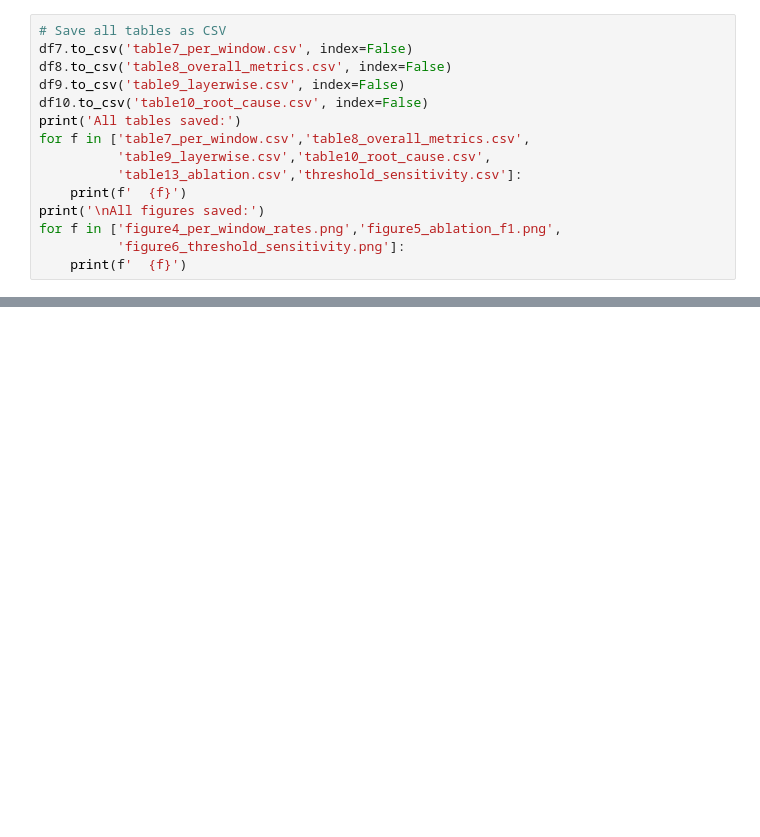
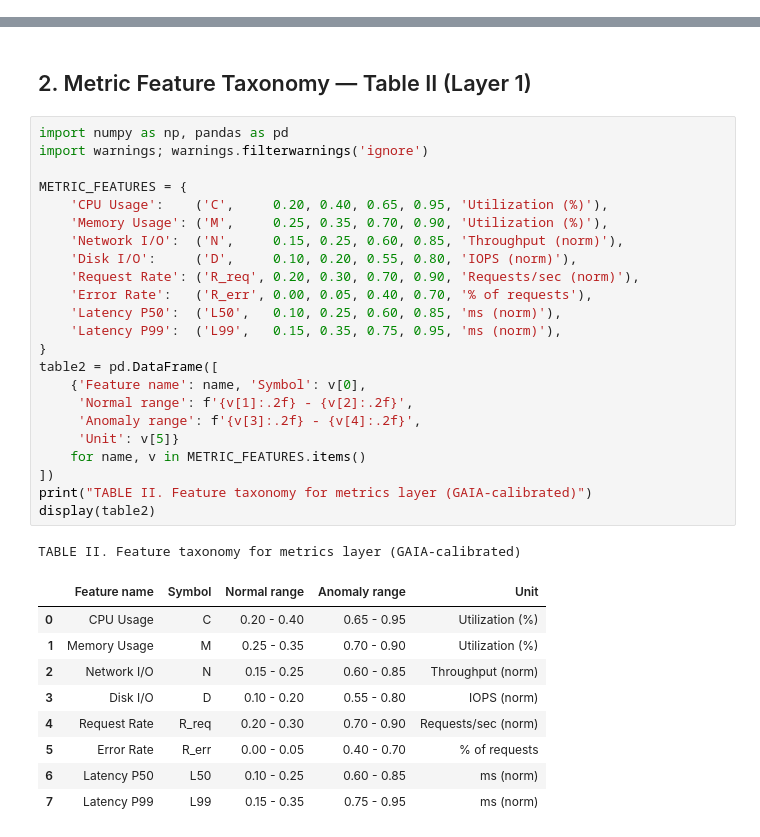
Before and after one commit to kirahmani/multilayer-anomaly-detection, a Jupyter notebook: multilayer_anomaly_detection.ipynb, the cells around one changed output, grey strips where cells are left out. Saved outputs shown, nothing was run; the diff lists cells and outputs as text; blank space fills up the shorter version.

```diff
--- a/multilayer_anomaly_detection.ipynb
+++ b/multilayer_anomaly_detection.ipynb
@@ -785,15 +0,0 @@ Figure 6 and CSV saved.
-# %%
-# Save all tables as CSV
-df7.to_csv('table7_per_window.csv', index=False)
-df8.to_csv('table8_overall_metrics.csv', index=False)
-df9.to_csv('table9_layerwise.csv', index=False)
-df10.to_csv('table10_root_cause.csv', index=False)
-print('All tables saved:')
-for f in ['table7_per_window.csv','table8_overall_metrics.csv',
-          'table9_layerwise.csv','table10_root_cause.csv',
-          'table13_ablation.csv','threshold_sensitivity.csv']:
-    print(f'  {f}')
-print('\nAll figures saved:')
-for f in ['figure4_per_window_rates.png','figure5_ablation_f1.png',
-          'figure6_threshold_sensitivity.png']:
-    print(f'  {f}')
@@ -812,0 +476,36 @@ All figures saved:
+# %% [markdown]
+## 2. Metric Feature Taxonomy — Table II (Layer 1)
+# %%
+import numpy as np, pandas as pd
+import warnings; warnings.filterwarnings('ignore')
+
+METRIC_FEATURES = {
+    'CPU Usage':    ('C',     0.20, 0.40, 0.65, 0.95, 'Utilization (%)'),
+    'Memory Usage': ('M',     0.25, 0.35, 0.70, 0.90, 'Utilization (%)'),
+    'Network I/O':  ('N',     0.15, 0.25, 0.60, 0.85, 'Throughput (norm)'),
+    'Disk I/O':     ('D',     0.10, 0.20, 0.55, 0.80, 'IOPS (norm)'),
+    'Request Rate': ('R_req', 0.20, 0.30, 0.70, 0.90, 'Requests/sec (norm)'),
+    'Error Rate':   ('R_err', 0.00, 0.05, 0.40, 0.70, '% of requests'),
+    'Latency P50':  ('L50',   0.10, 0.25, 0.60, 0.85, 'ms (norm)'),
+    'Latency P99':  ('L99',   0.15, 0.35, 0.75, 0.95, 'ms (norm)'),
+}
+table2 = pd.DataFrame([
+    {'Feature name': name, 'Symbol': v[0],
+     'Normal range': f'{v[1]:.2f} - {v[2]:.2f}',
+     'Anomaly range': f'{v[3]:.2f} - {v[4]:.2f}',
+     'Unit': v[5]}
+    for name, v in METRIC_FEATURES.items()
+])
+print("TABLE II. Feature taxonomy for metrics layer (GAIA-calibrated)")
+display(table2)
+# %% [output]
+TABLE II. Feature taxonomy for metrics layer (GAIA-calibrated)
+|  | Feature name | Symbol | Normal range | Anomaly range | Unit |
+| 0 | CPU Usage | C | 0.20 - 0.40 | 0.65 - 0.95 | Utilization (%) |
+| 1 | Memory Usage | M | 0.25 - 0.35 | 0.70 - 0.90 | Utilization (%) |
+| 2 | Network I/O | N | 0.15 - 0.25 | 0.60 - 0.85 | Throughput (norm) |
+| 3 | Disk I/O | D | 0.10 - 0.20 | 0.55 - 0.80 | IOPS (norm) |
+| 4 | Request Rate | R_req | 0.20 - 0.30 | 0.70 - 0.90 | Requests/sec (norm) |
+| 5 | Error Rate | R_err | 0.00 - 0.05 | 0.40 - 0.70 | % of requests |
+| 6 | Latency P50 | L50 | 0.10 - 0.25 | 0.60 - 0.85 | ms (norm) |
+| 7 | Latency P99 | L99 | 0.15 - 0.35 | 0.75 - 0.95 | ms (norm) |
```
Also changed, not shown: parts of 43 cells of this notebook, 2 other files.
